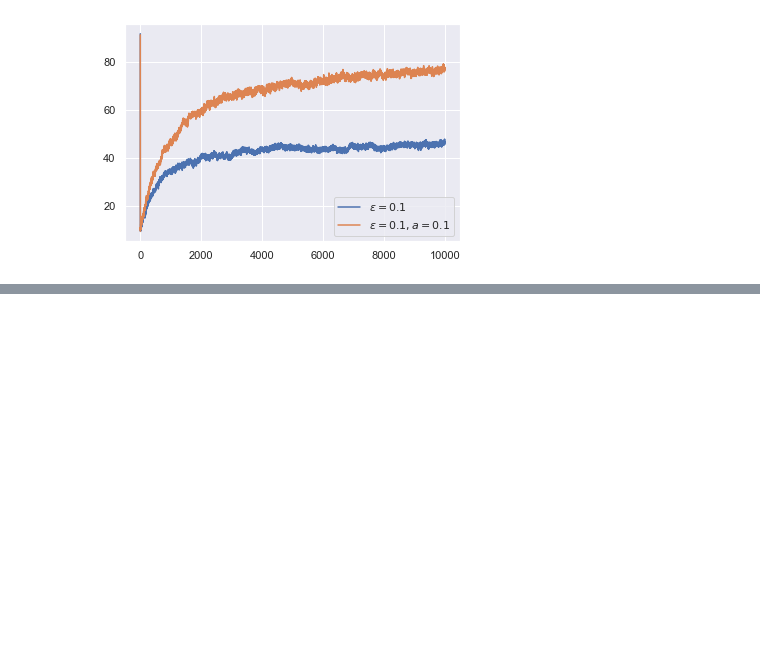
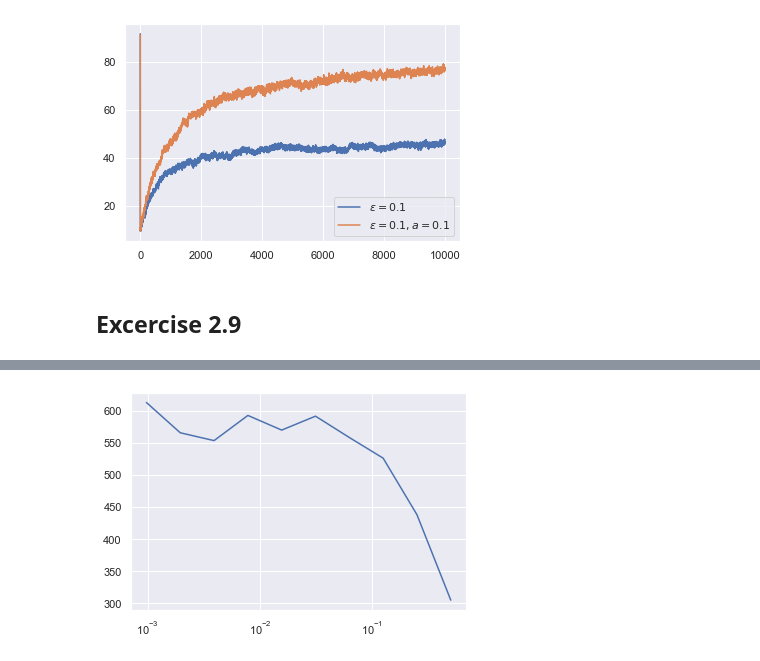
Before and after one commit to hav4ik/learning, a Jupyter notebook: SuttonBartoRL/excercises/chapter_2.ipynb, the cells around one changed output, grey strips where cells are left out. Drawn from its saved outputs; the diff is of its cells as text; code cells hidden in the pictures; blank space fills up the shorter version.

```diff
--- a/SuttonBartoRL/excercises/chapter_2.ipynb
+++ b/SuttonBartoRL/excercises/chapter_2.ipynb
@@ -134,3 +134,23 @@ sns.lineplot(np.arange(num_steps), y2, label='$\epsilon = 0.1, a = 0.1$')
 [interactive output not drawn]
 <matplotlib.axes._subplots.AxesSubplot at 0x...>
 [figure]
+# %% [markdown]
+## Excercise 2.9
+# %%
+num_tests = 100
+num_steps, cum_steps = 200000, 100000
+
+epsilons = 0.5 / (2. ** np.arange(10))
+cumrewards = np.zeros_like(epsilons)
+
+for t in tqdm(range(num_tests)):
+    for i, eps in enumerate(epsilons):
+        environment = KArmedTestbed(10, std=0.0, step_std=0.01)
+        agent = EpsilonGreedy(10, eps, 0.1)
+
+        _, _, ri = test_agent(environment, agent, steps=num_steps)
+        cumrewards[i] += ri[-cum_steps:].mean()
+
+grid = sns.lineplot(epsilons, cumrewards)
+_ = grid.set(xscale="log")
+# %% [output]
@@ -136,0 +158 @@ sns.lineplot(np.arange(num_steps), y2, label='$\epsilon = 0.1, a = 0.1$')
+[figure, added]
```
Also changed, not shown: parts of 1 cell of this notebook.
